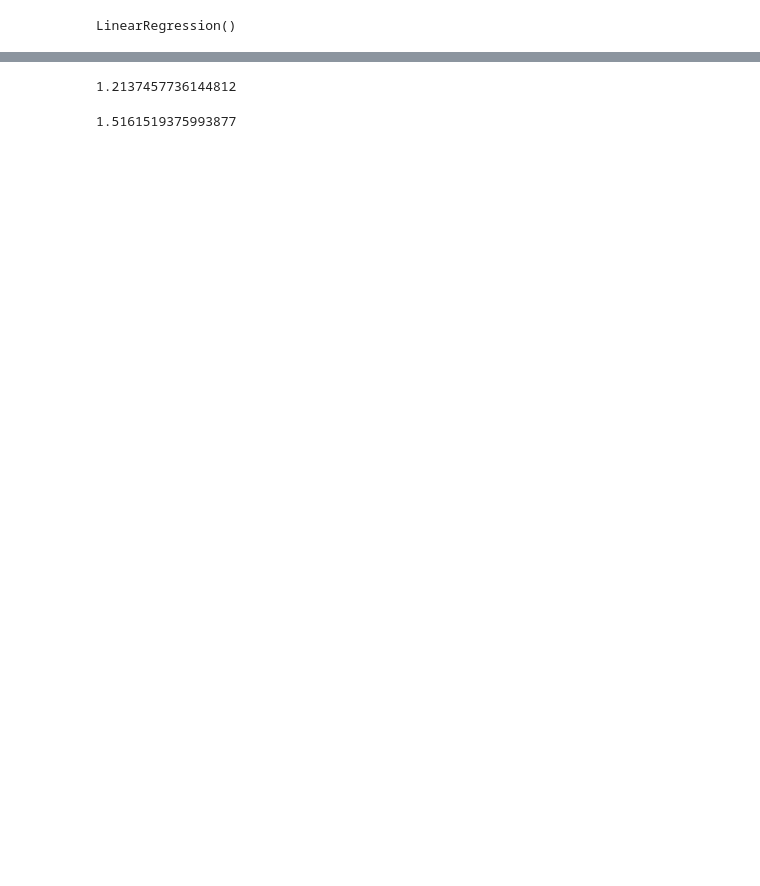
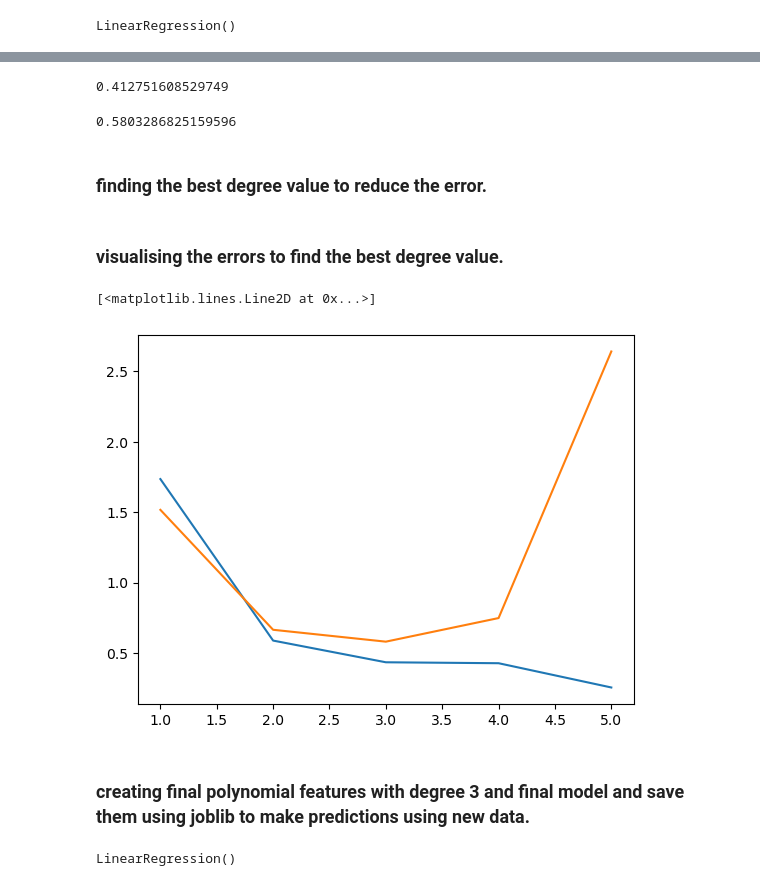
Before and after one commit to limo111/data_science, a Jupyter notebook: machine_learning/linear_regression.ipynb, the cells around one changed output, grey strips where cells are left out. Cells and saved outputs as stored; diff of their text form; code cells hidden in the pictures; blank space fills up the shorter version.

```diff
--- a/machine_learning/linear_regression.ipynb
+++ b/machine_learning/linear_regression.ipynb
@@ -33,4 +85,4 @@ poly_feat=poly_conv.fit_transform(x)
 # %%
 from sklearn.model_selection import train_test_split
 # %%
-x_train,x_test,y_train,y_test=train_test_split(x,y,test_size=0.3,random_state=101)
+x_train,x_test,y_train,y_test=train_test_split(poly_feat,y,test_size=0.3,random_state=101)
@@ -56,18 +143,20 @@ from sklearn.metrics import mean_absolute_error,mean_squared_error
 # %%
 mean_absolute_error(y_test,predict)
 # %% [output]
-1.2137457736144812
+0.412751608529749
 # %%
 np.sqrt(mean_squared_error(y_test,predict))
 # %% [output]
-1.5161519375993877
+0.5803286825159596
+# %% [markdown]
+### finding the best degree value to reduce the error.
 # %%
 train_rmse_error=[]
 test_rmse_error=[]
 for d in range(1,10):
     poly_conv=PolynomialFeatures(degree=d)
     poly_feat=poly_conv.fit_transform(x)
-    x_train,x_test,y_train,y_test=train_test_split(x,y,test_size=0.3,random_state=101)
+    x_train,x_test,y_train,y_test=train_test_split(poly_feat,y,test_size=0.3,random_state=101)
     x_train=scaler.fit_transform(x_train)
     x_test=scaler.transform(x_test)
     model.fit(x_train,y_train)
@@ -77,3 +166,13 @@ for d in range(1,10):
     test_rmse=np.sqrt(mean_squared_error(y_test,test))
     train_rmse_error.append(train_rmse)
     test_rmse_error.append(test_rmse)
+# %% [markdown]
+### visualising the errors to find the best degree value.
+# %%
+plt.plot(range(1,6),train_rmse_error[:5])
+plt.plot(range(1,6),test_rmse_error[:5])
+# %% [output]
+[<matplotlib.lines.Line2D at 0x...>]
+[figure, added]
+# %% [markdown]
+### creating final polynomial features with degree 3 and final model and save them using joblib to make predictions using new data.
@@ -79,0 +185,4 @@ for d in range(1,10):
+# %%
+final_model.fit(final_poly_feat,y)
+# %% [output]
+LinearRegression()
```
Also changed, not shown: parts of 30 cells of this notebook.
